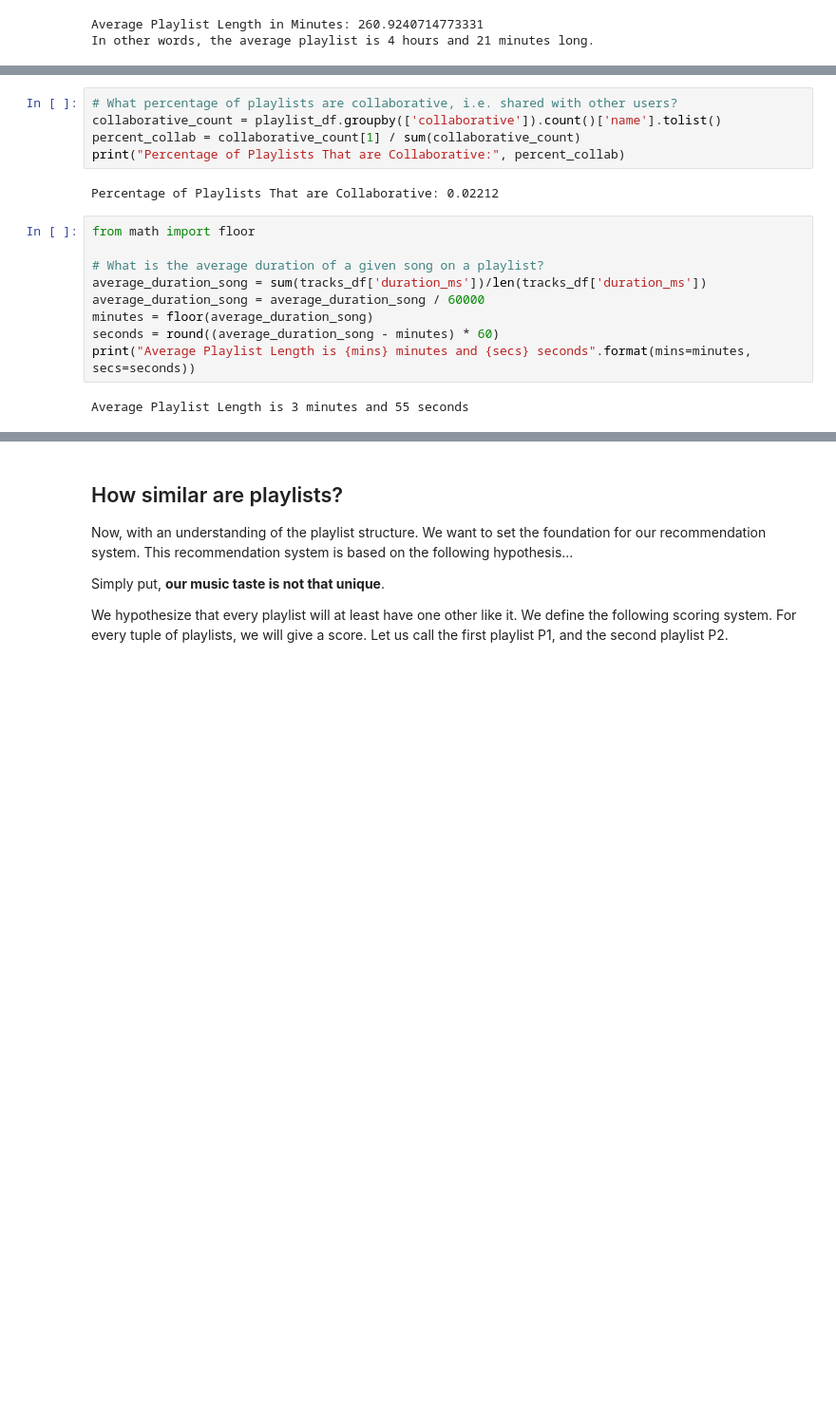
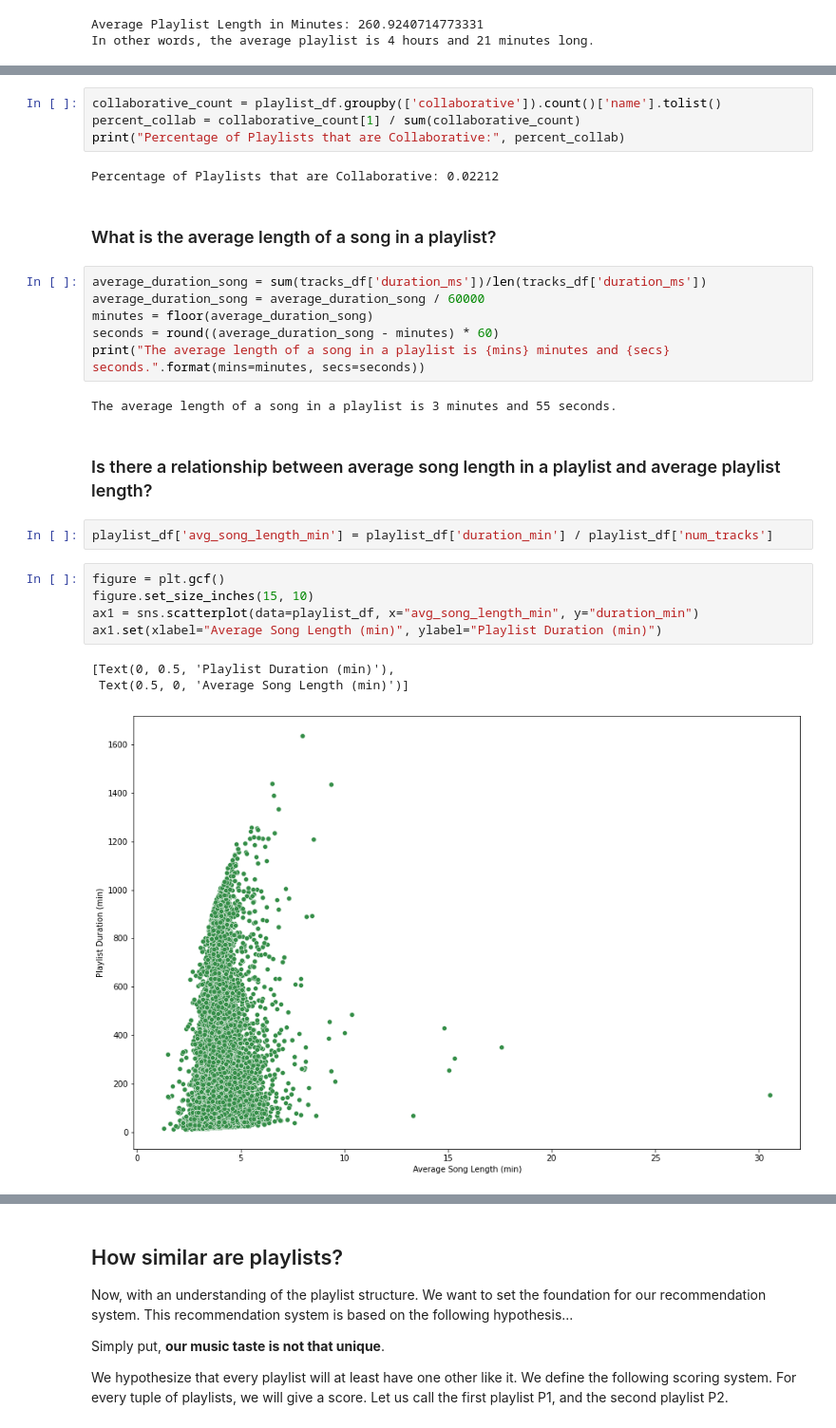
Before and after one commit to jgchen716/spotify-ml, a Jupyter notebook: Spotify_Project.ipynb, the cells around one changed output, grey strips where cells are left out. Shown at 95% size. Drawn from its saved outputs; the diff is of its cells as text; blank space fills up the shorter version.

```diff
--- a/Spotify_Project.ipynb
+++ b/Spotify_Project.ipynb
@@ -306,18 +332,29 @@ num_artists = tracks_df.groupby('pid').count()[['artist_name']]
 # %%
-# What percentage of playlists are collaborative, i.e. shared with other users?
 collaborative_count = playlist_df.groupby(['collaborative']).count()['name'].tolist()
 percent_collab = collaborative_count[1] / sum(collaborative_count)
-print("Percentage of Playlists That are Collaborative:", percent_collab)
+print("Percentage of Playlists that are Collaborative:", percent_collab)
 # %% [output]
-Percentage of Playlists That are Collaborative: 0.02212
+Percentage of Playlists that are Collaborative: 0.02212
+# %% [markdown]
+### What is the average length of a song in a playlist?
 # %%
-from math import floor
-
-# What is the average duration of a given song on a playlist?
 average_duration_song = sum(tracks_df['duration_ms'])/len(tracks_df['duration_ms'])
 average_duration_song = average_duration_song / 60000
 minutes = floor(average_duration_song)
 seconds = round((average_duration_song - minutes) * 60)
-print("Average Playlist Length is {mins} minutes and {secs} seconds".format(mins=minutes, secs=seconds))
+print("The average length of a song in a playlist is {mins} minutes and {secs} seconds.".format(mins=minutes, secs=seconds))
 # %% [output]
-Average Playlist Length is 3 minutes and 55 seconds
+The average length of a song in a playlist is 3 minutes and 55 seconds.
+# %% [markdown]
+### Is there a relationship between average song length in a playlist and average playlist length?
+# %%
+playlist_df['avg_song_length_min'] = playlist_df['duration_min'] / playlist_df['num_tracks']
+# %%
+figure = plt.gcf()
+figure.set_size_inches(15, 10)
+ax1 = sns.scatterplot(data=playlist_df, x="avg_song_length_min", y="duration_min")
+ax1.set(xlabel="Average Song Length (min)", ylabel="Playlist Duration (min)")
+# %% [output]
+[Text(0, 0.5, 'Playlist Duration (min)'),
+ Text(0.5, 0, 'Average Song Length (min)')]
+[figure, added]
```
Also changed, not shown: parts of 34 cells of this notebook.
